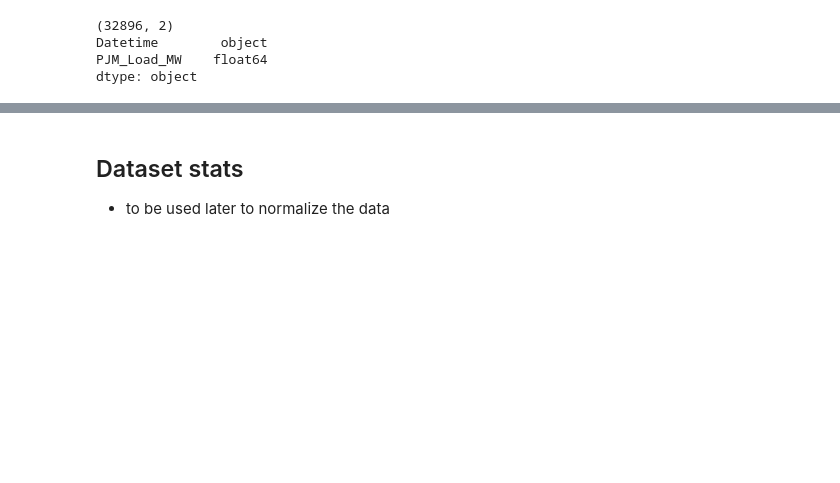
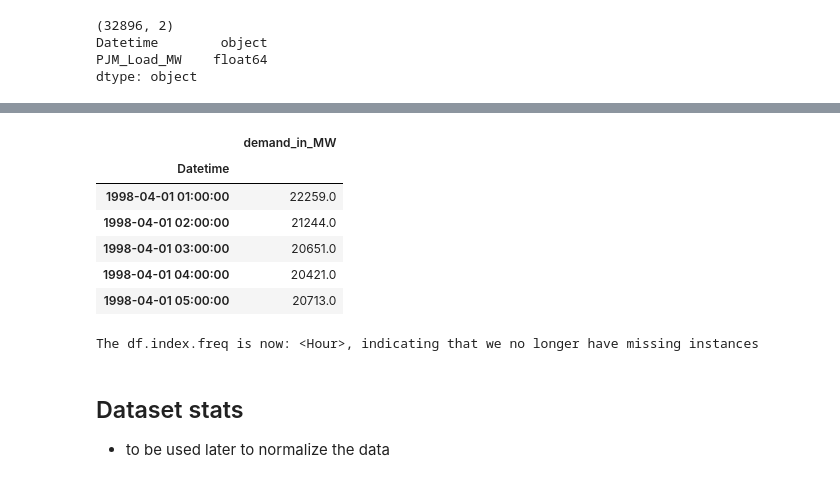
Before and after one commit to mshagirov/datathon2020, a Jupyter notebook: lab2/0_normalize_dataset.ipynb, the cells around one changed output, grey strips where cells are left out. Drawn from its saved outputs; the diff is of its cells as text; code cells hidden in the pictures; blank space fills up the shorter version.

```diff
--- a/lab2/0_normalize_dataset.ipynb
+++ b/lab2/0_normalize_dataset.ipynb
@@ -68,3 +84,24 @@ print(dict_missing)
+# %%
+df.head()
+# %% [output]
+|  | demand_in_MW |
+| Datetime |  |
+| 1998-04-01 01:00:00 | 22259.0 |
+| 1998-04-01 02:00:00 | 21244.0 |
+| 1998-04-01 03:00:00 | 20651.0 |
+| 1998-04-01 04:00:00 | 20421.0 |
+| 1998-04-01 05:00:00 | 20713.0 |
+# %%
+# this will append the previously missing datetimes, and create null values in our target variable
+df = df.reindex(date_range)
+
+# we fill in the blanks with values that lie on a linear curve between existing data points
+df['demand_in_MW'].interpolate(method='linear', inplace=True)
+
+# now we have a neatly continuous datetime index
+print(f'The df.index.freq is now: {df.index.freq}, indicating that we no longer have missing instances')
+# %% [output]
+The df.index.freq is now: <Hour>, indicating that we no longer have missing instances
 # %% [markdown]
 ## Dataset stats
 - to be used later to normalize the data
```
Also changed, not shown: parts of 6 cells of this notebook.
